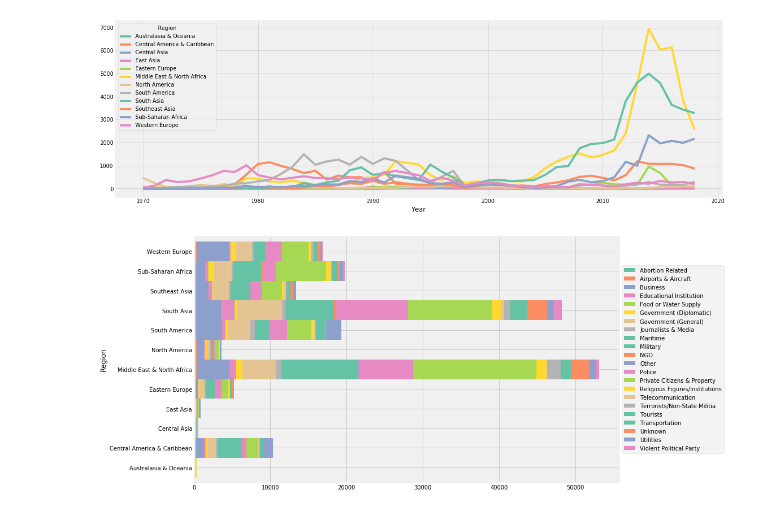
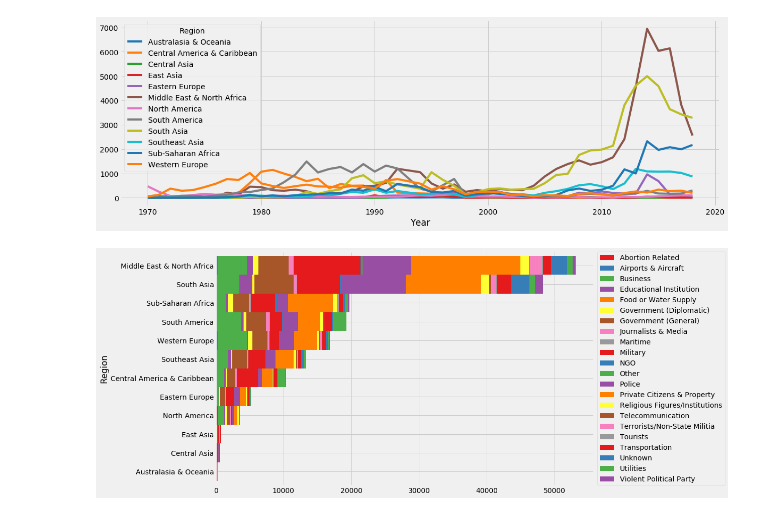
Before and after one commit to alex-hjk/CE4032-DataAnalyticsAndMining-2020, a Jupyter notebook: Yee Han/eda.ipynb, the cells around one changed output. Saved outputs shown, nothing was run; the diff lists cells and outputs as text; code cells hidden in the pictures.

```diff
--- a/Yee Han/eda.ipynb
+++ b/Yee Han/eda.ipynb
@@ -41,16 +42,18 @@ plt.show()
 # %%
 terror_region=pd.crosstab(terror.Year,terror.Region)
-terror_region.plot(color=sns.color_palette('Set2',12))
+terror_region.plot(color=sns.color_palette('Set2',15))
 fig=plt.gcf()
 fig.set_size_inches(18,6)
 plt.show()
 # %% [output]
-[figure, old version]
+[figure, new version]
 # %%
-pd.crosstab(terror.Region,terror.Target_type).plot.barh(stacked=True,width=1,color=sns.color_palette('Set2',9))
+df1 = pd.crosstab(terror.Region,terror.Target_type)
+df1 = df1.reindex(["Australasia & Oceania", "Central Asia","East Asia","North America", "Eastern Europe","Central America & Caribbean","Southeast Asia", "Western Europe","South America","Sub-Saharan Africa","South Asia","Middle East & North Africa"])
+df1.plot.barh(stacked=True,width=1,color=sns.color_palette('Set1',9))
 fig=plt.gcf()
 fig.set_size_inches(12,8)
 plt.legend(loc='center left', bbox_to_anchor=(1.0, 0.5))
 plt.show()
 # %% [output]
-[figure, old version]
+[figure, new version]
```
Also changed, not shown: parts of 6 cells of this notebook.
